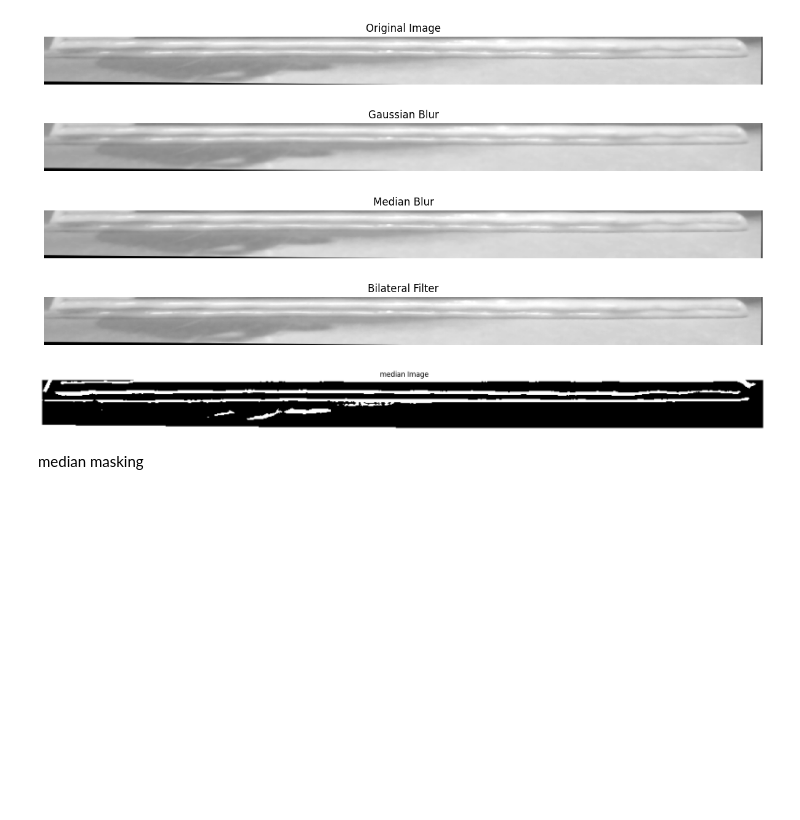
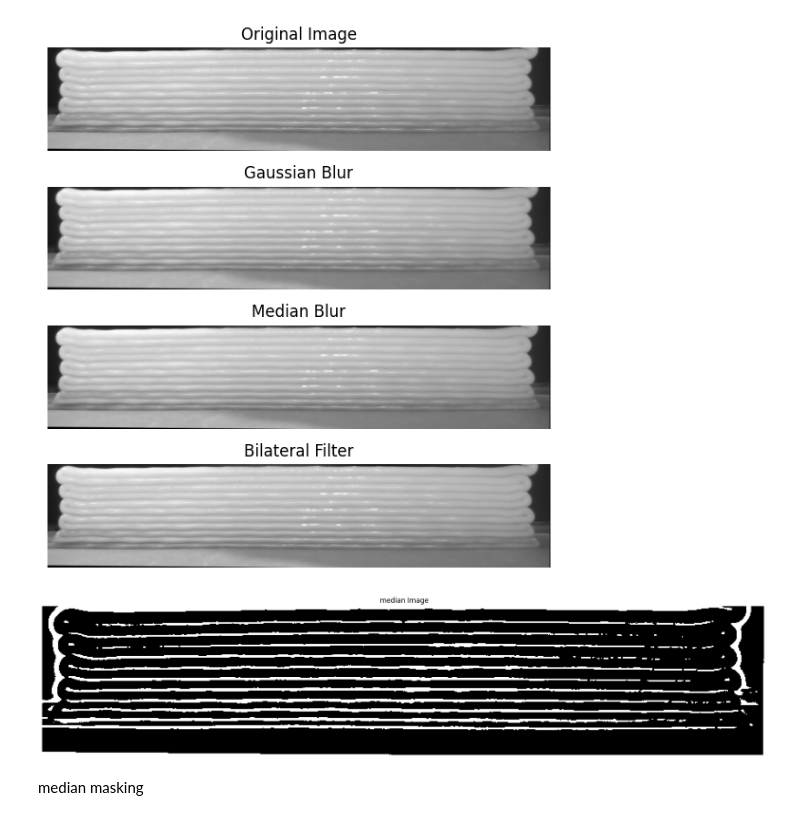
Before and after one commit to gaws15/AINotebooksVault, a Jupyter notebook: paper_01_01_firstCode.ipynb, the cells around one changed output. Drawn from its saved outputs; the diff is of its cells as text; code cells hidden in the pictures; blank space fills up the shorter version.

```diff
--- a/paper_01_01_firstCode.ipynb
+++ b/paper_01_01_firstCode.ipynb
@@ -7,7 +7,7 @@ import numpy as np
 from skimage.morphology import skeletonize
 
 # Read the image
-img = cv2.imread('/content/rotated_frame_3_cropped2.jpg', 0)  # 0 for grayscale
+img = cv2.imread('/content/11.jpg', 0)  # 0 for grayscale
 # Get the dimensions of the image
 height, width = img.shape[:2]
 
@@ -29,34 +29,34 @@ median_blur = cv2.medianBlur(img, kernel_size[0])  # Kernel size is a single val
 bilateral_blur = cv2.bilateralFilter(img, 9, 75, 75)
 normalize = cv2.normalize(img, None, alpha=0, beta=255, norm_type=cv2.NORM_MINMAX, dtype=cv2.CV_8U)
 
     # Plot the results
 plt.figure(figsize=(12, 6))
 plt.subplot(4, 1, 1)
 plt.imshow(img, cmap='gray')
 plt.title('Original Image')
 plt.axis('off')
 
 plt.subplot(4, 1, 2)
 plt.imshow(gaussian_blur, cmap='gray')
 plt.title('Gaussian Blur')
 plt.axis('off')
 
 plt.subplot(4, 1, 3)
 plt.imshow(median_blur, cmap='gray')
 plt.title('Median Blur')
 plt.axis('off')
 
 plt.subplot(4, 1, 4)
 plt.imshow(normalize, cmap='gray')
 plt.title('Bilateral Filter')
 plt.axis('off')
 
 plt.tight_layout()
 plt.show()
 
 ############## 4 farklı filtreleme operasyonu yapılıp içinden median blur ile devam edilmiştir.
 # %% [output]
-[figure, old version]
+[figure, new version]
 # %%
 from skimage.morphology import skeletonize # This line likely already exists in the beginning of your notebook
 
@@ -74,7 +74,7 @@ ax1.axis('off')
 plt.tight_layout()
 plt.show()
 # %% [output]
-[figure, old version]
+[figure, new version]
 # %% [markdown]
 median masking
 # %%
```
Also changed, not shown: parts of 6 cells of this notebook.
